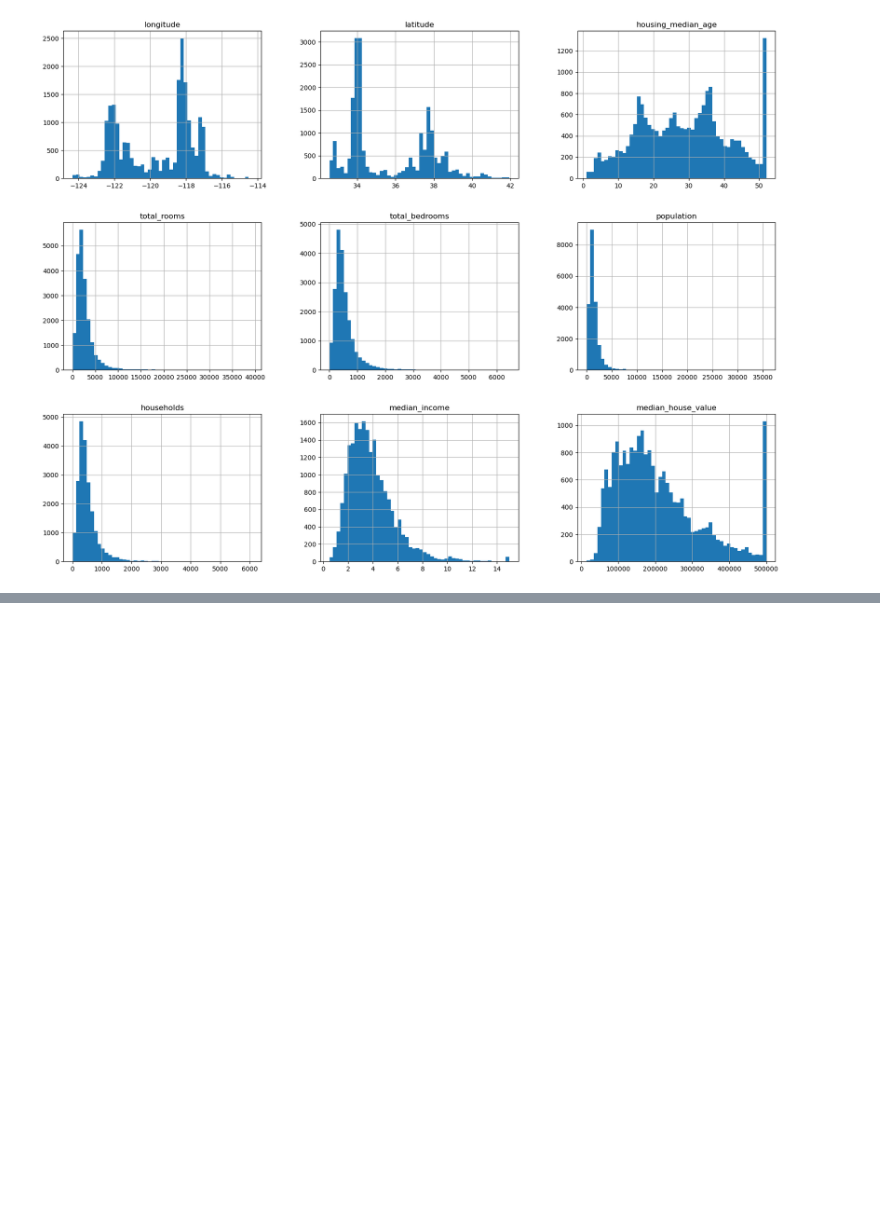
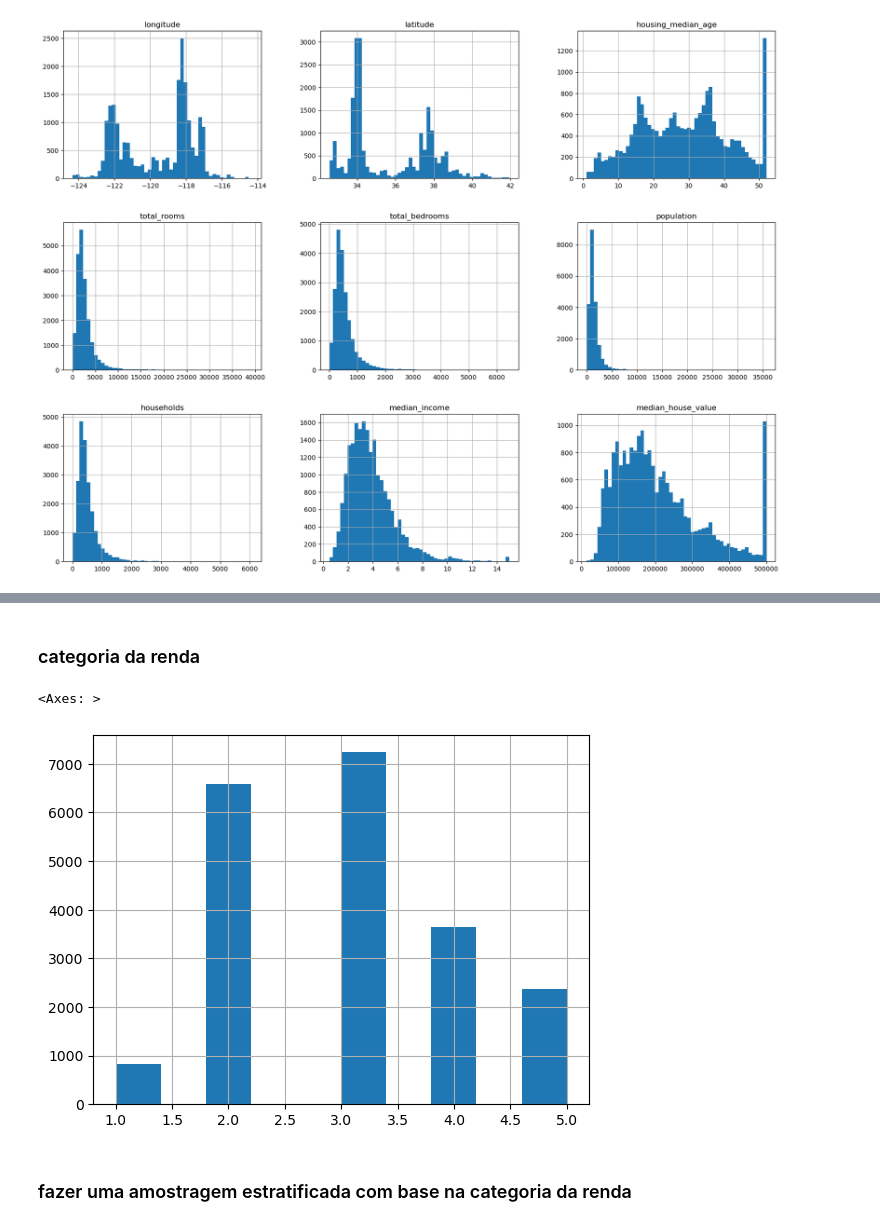
Before and after one commit to Graciliana/Project-ml, a Jupyter notebook: housing/02_housing_book.ipynb, the cells around one changed output, grey strips where cells are left out. Cells and saved outputs as stored; diff of their text form; code cells hidden in the pictures; blank space fills up the shorter version.

```diff
--- a/housing/02_housing_book.ipynb
+++ b/housing/02_housing_book.ipynb
@@ -91,0 +175,12 @@ plt.show()
+# %% [markdown]
+### categoria da renda
+# %%
+housing["income_cat"] = np.ceil(housing["median_income"] / 1.5)
+housing["income_cat"].where(housing["income_cat"] < 5, 5.0, inplace=True)
+# %%
+housing['income_cat'].hist()
+# %% [output]
+<Axes: >
+[figure, added]
+# %% [markdown]
+### fazer uma amostragem estratificada com base na categoria da renda
```
Also changed, not shown: parts of 120 cells of this notebook.
